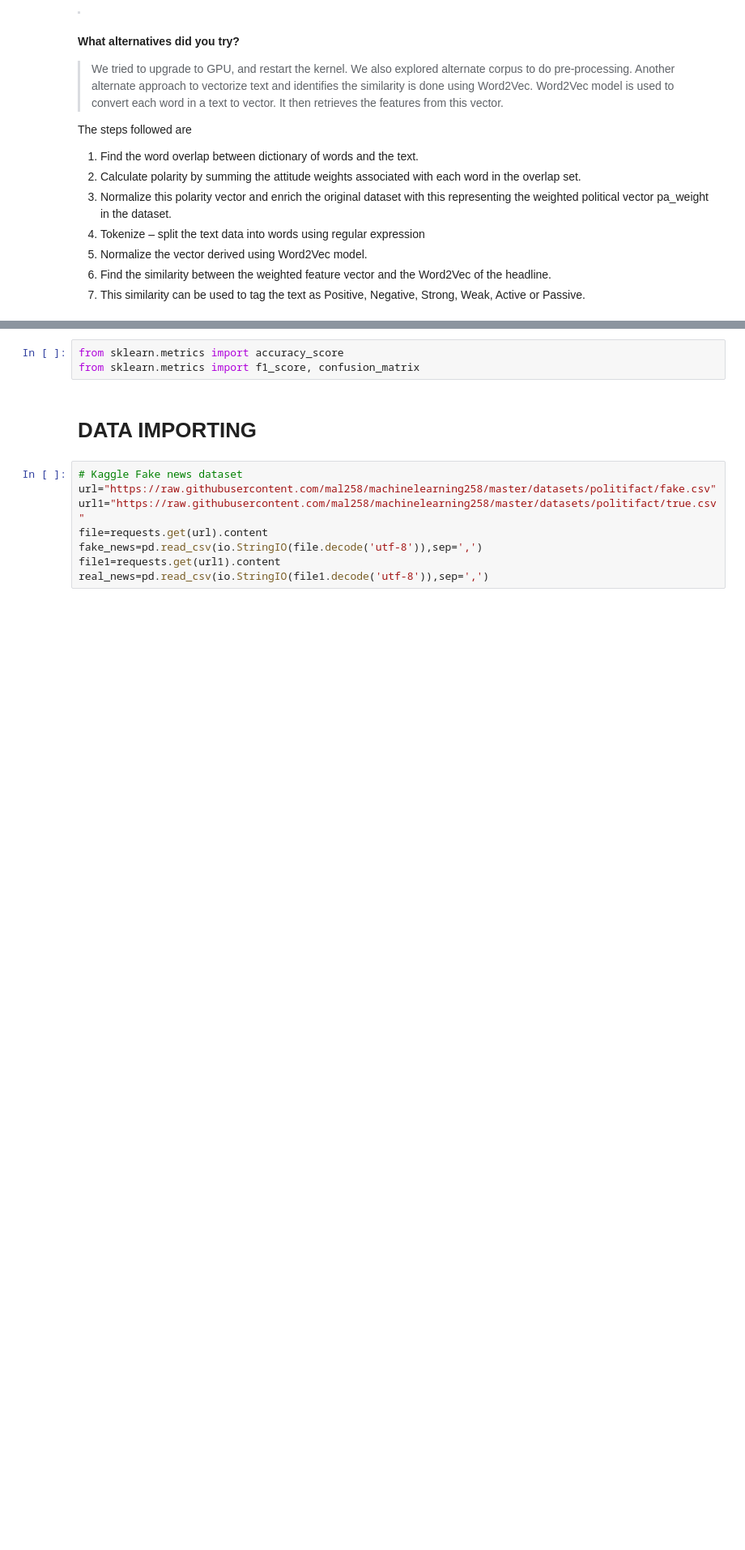
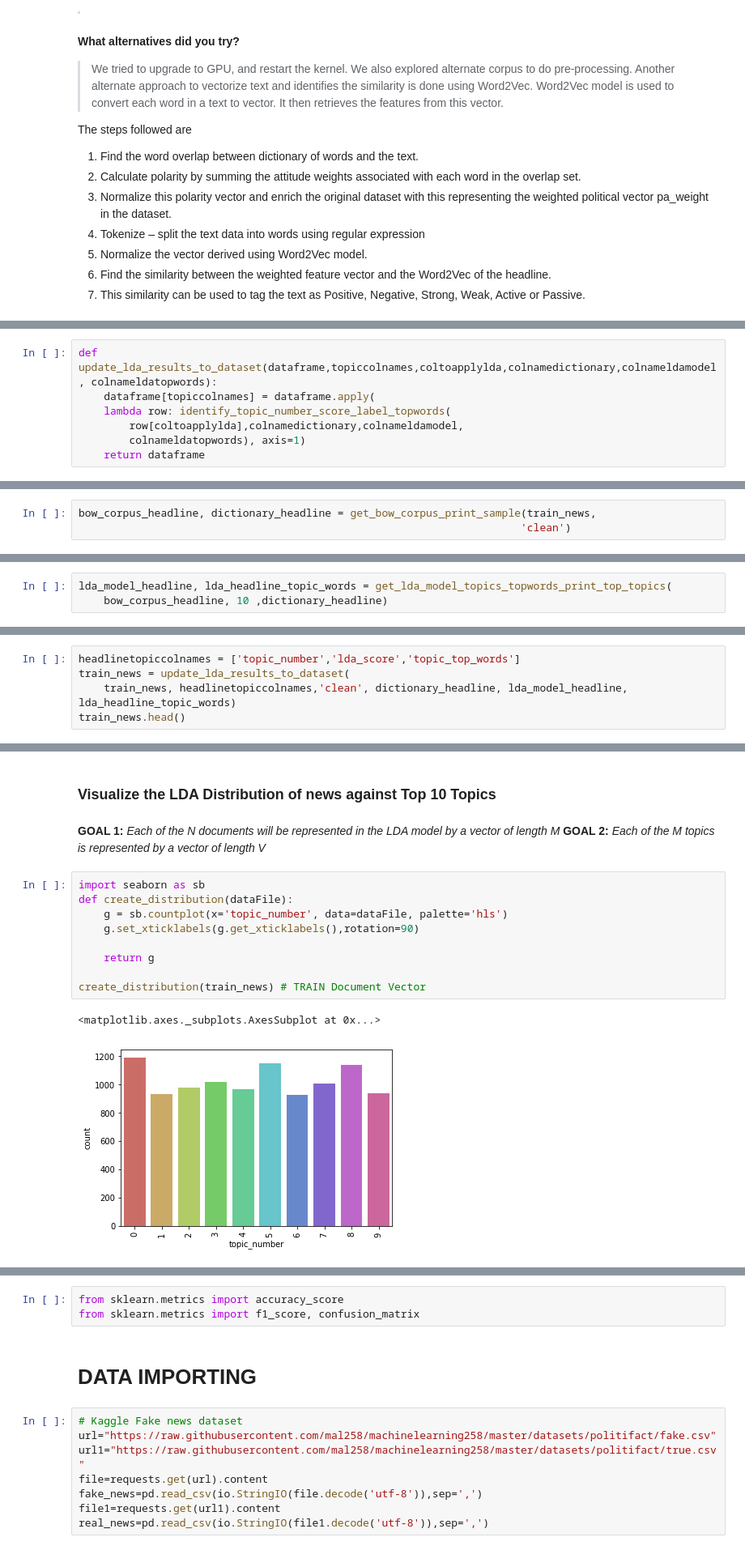
Before and after one commit to mal258/machinelearning258, a Jupyter notebook: Final_Exam/ML_Final_Exam_Submission.ipynb, the cells around one changed output, grey strips where cells are left out. Shown at 81% size. Cells and saved outputs as stored; diff of their text form; blank space fills up the shorter version.

```diff
--- a/Final_Exam/ML_Final_Exam_Submission.ipynb
+++ b/Final_Exam/ML_Final_Exam_Submission.ipynb
@@ -120,0 +829,7 @@ GitHub URL: Individual Git Hub Link
+# %%
+def update_lda_results_to_dataset(dataframe,topiccolnames,coltoapplylda,colnamedictionary,colnameldamodel, colnameldatopwords):
+    dataframe[topiccolnames] = dataframe.apply(
+    lambda row: identify_topic_number_score_label_topwords(
+        row[coltoapplylda],colnamedictionary,colnameldamodel,
+        colnameldatopwords), axis=1)
+    return dataframe
@@ -120,0 +844,3 @@ GitHub URL: Individual Git Hub Link
+# %%
+bow_corpus_headline, dictionary_headline = get_bow_corpus_print_sample(train_news,
+                                                                      'clean')
@@ -120,0 +868,3 @@ GitHub URL: Individual Git Hub Link
+# %%
+lda_model_headline, lda_headline_topic_words = get_lda_model_topics_topwords_print_top_topics(
+    bow_corpus_headline, 10 ,dictionary_headline)
@@ -120,0 +924,5 @@ GitHub URL: Individual Git Hub Link
+# %%
+headlinetopiccolnames = ['topic_number','lda_score','topic_top_words']
+train_news = update_lda_results_to_dataset(
+    train_news, headlinetopiccolnames,'clean', dictionary_headline, lda_model_headline, lda_headline_topic_words)
+train_news.head()
@@ -120,0 +963,17 @@ GitHub URL: Individual Git Hub Link
+# %% [markdown]
+### Visualize the LDA Distribution of news against Top 10 Topics
+# %% [markdown]
+**GOAL 1:** *Each of the N documents will be represented in the LDA model by a vector of length M*
+**GOAL 2:** *Each of the M topics is represented by a vector of length V*
+# %%
+import seaborn as sb
+def create_distribution(dataFile):
+    g = sb.countplot(x='topic_number', data=dataFile, palette='hls')
+    g.set_xticklabels(g.get_xticklabels(),rotation=90)
+
+    return g
+
+create_distribution(train_news) # TRAIN Document Vector
+# %% [output]
+<matplotlib.axes._subplots.AxesSubplot at 0x...>
+[figure, added]
```
Also changed, not shown: parts of 146 cells of this notebook.
